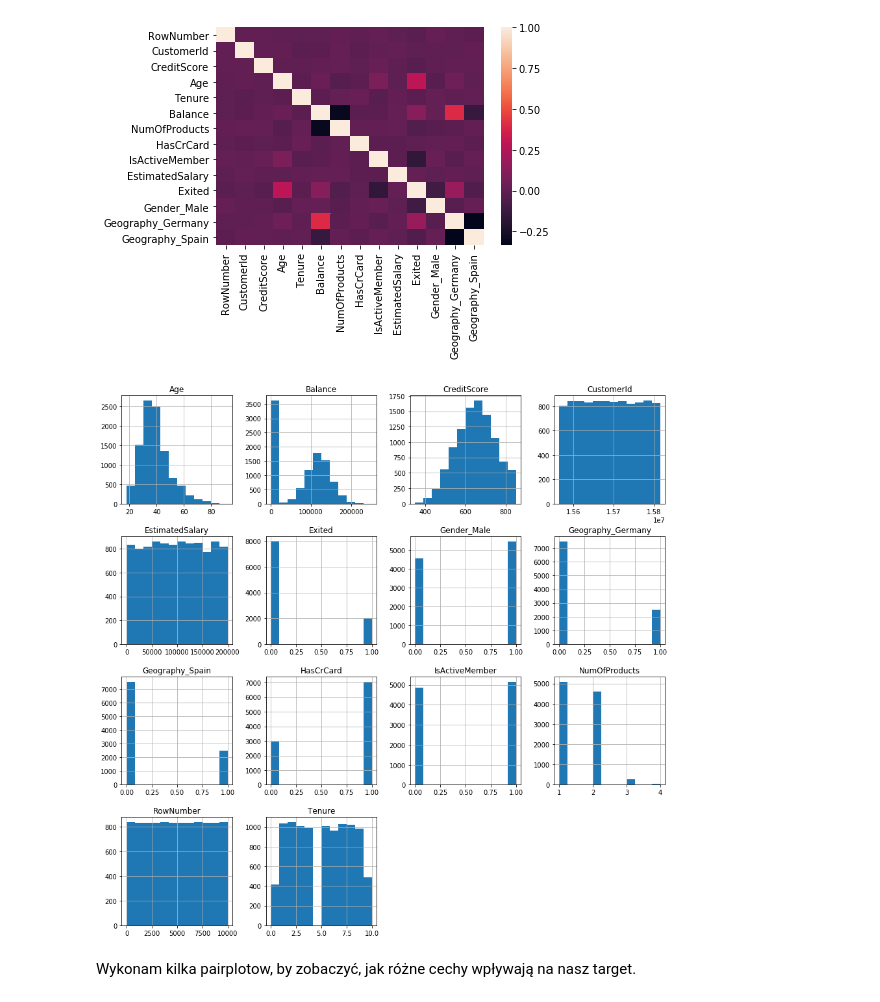
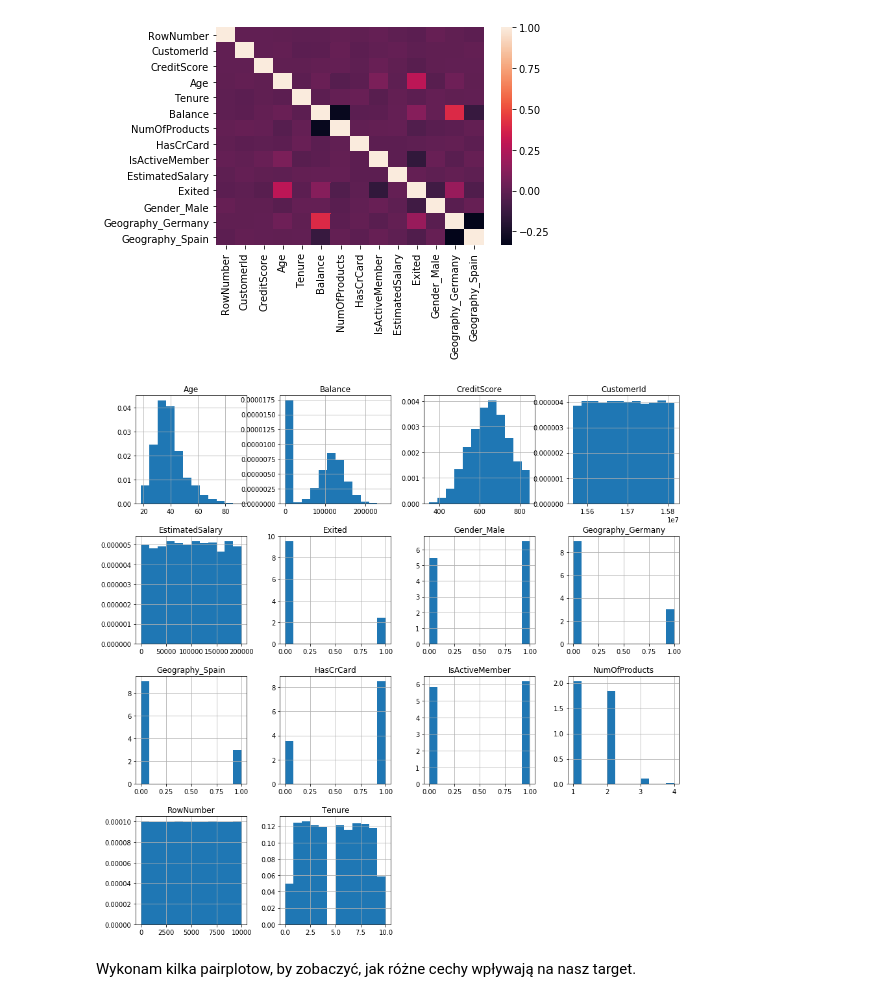
Before and after one commit to Dalthirr/NeuralNetworks, a Jupyter notebook: EDA.ipynb, the cells around one changed output. Cells and saved outputs as stored; diff of their text form; code cells hidden in the pictures.

```diff
--- a/EDA.ipynb
+++ b/EDA.ipynb
@@ -185,10 +185,10 @@ plt.show(sns.heatmap(df.corr(),xticklabels=df.corr().columns,
 [figure]
 # %%
 #Let's see distribution of all variables
-df.hist(figsize=(15,15),bins = 12)
+df.hist(figsize=(15,15),bins = 12,density=True)
 plt.title("Features Distribution")
 plt.show()
 # %% [output]
-[figure, old version]
+[figure, new version]
 # %% [markdown]
 Wykonam kilka pairplotow, by zobaczyć, jak różne cechy wpływają na nasz target.
```
Also changed, not shown: parts of 6 cells of this notebook.
